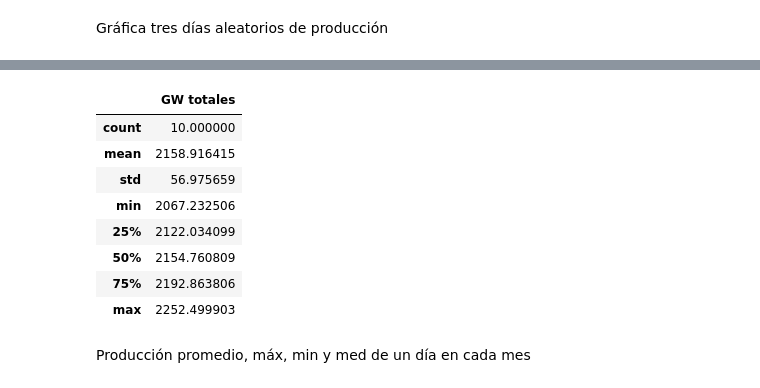
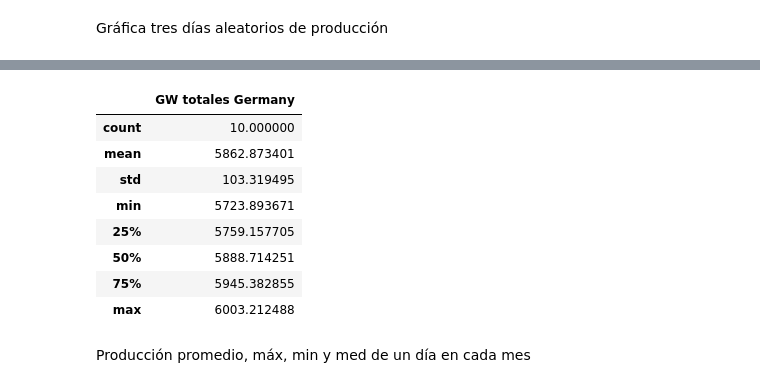
Before and after one commit to roberto-andrade22/PV_Parks_EU, a Jupyter notebook: Simulación.ipynb, the cells around one changed output, grey strips where cells are left out. Saved outputs shown, nothing was run; the diff lists cells and outputs as text; code cells hidden in the pictures.

Commit message:
Estadísticas descriptivas

```diff
--- a/Simulación.ipynb
+++ b/Simulación.ipynb
@@ -67,3 +67,6 @@ def tres_random(df,pais):
     split[x].plot(title = titulo,figsize=(20,7),xlabel = 'Date',ylabel='Solar Power [GW]', ls='--')
     plt.show()
     plt.close()
+# %%
+for pais in paises:
+    tres_random(df,pais)
@@ -70 +78,13 @@ def tres_random(df,pais):
+# %%
+df = leer()
+# %%
+def descriptivas(df,pais):
+    pais_1 = df[pais]
+    total = {}
+    for year in years:
+        total[str(year)] = pais_1.loc[str(year)].sum()
+    sumas = pd.DataFrame.from_dict(total,orient='index')
+    titulo  = 'GW totales ' + pais
+    sumas.rename(columns={0:titulo},inplace=True)
+    return(sumas)
 # %%
@@ -74,3 +117,4 @@ tres_random(df,'Spain')
 # %%
-tres_random(df,'Germany')
+ger = descriptivas(df,'Germany')
+ger
 # %% [output]
@@ -106,15 +132,15 @@ sumas
 # %%
-sumas.describe()
+ger.describe()
 # %% [output]
-|  | GW totales |
+|  | GW totales Germany |
 | count | 10.000000 |
-| mean | 2158.916415 |
-| std | 56.975659 |
-| min | 2067.232506 |
-| 25% | 2122.034099 |
-| 50% | 2154.760809 |
-| 75% | 2192.863806 |
-| max | 2252.499903 |
+| mean | 5862.873401 |
+| std | 103.319495 |
+| min | 5723.893671 |
+| 25% | 5759.157705 |
+| 50% | 5888.714251 |
+| 75% | 5945.382855 |
+| max | 6003.212488 |
 # %% [markdown]
 Producción promedio, máx, min y med de un día en cada mes
 # %%
```
Also changed, not shown: parts of 11 cells of this notebook.
